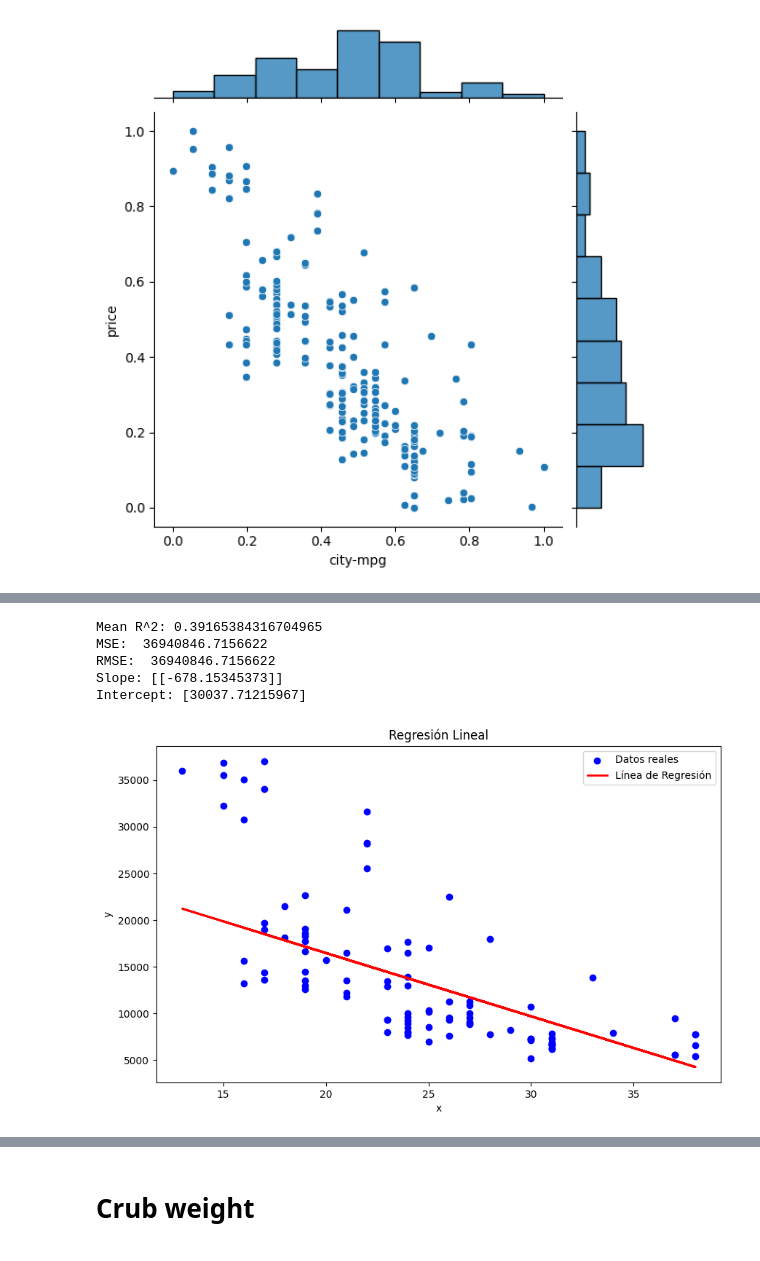
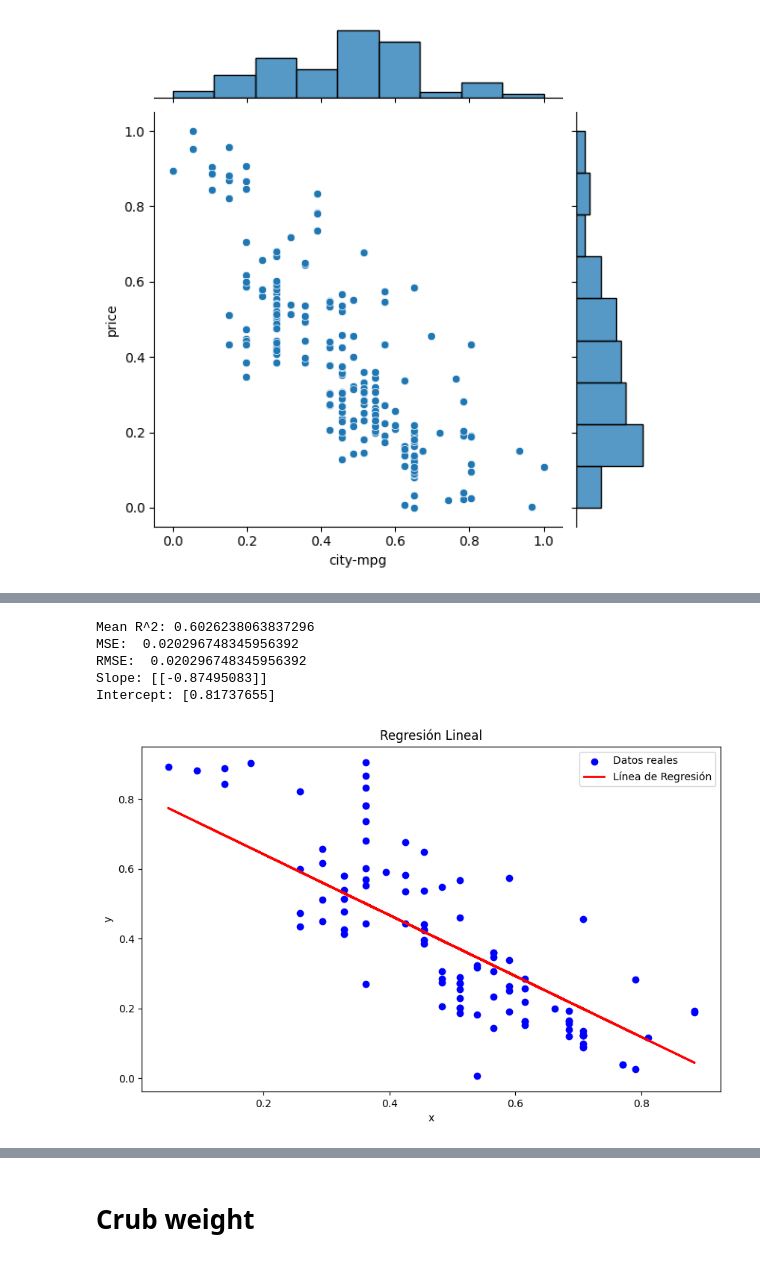
Before and after one commit to JoseAdrianRodriguezGonzalez/Linear-predictor, a Jupyter notebook: src/second/test.ipynb, the cells around one changed output, grey strips where cells are left out. Saved outputs shown, nothing was run; the diff lists cells and outputs as text; code cells hidden in the pictures.

```diff
--- a/src/second/test.ipynb
+++ b/src/second/test.ipynb
@@ -529,7 +779,7 @@ for _ in range(5):
         y_train, y_test = Y.iloc[train_index], Y.iloc[test_index]
 
         # Entrenamos el modelo
-        model.fit(X_train, y_train)
+        model1.fit(X_train, y_train)
 
         # Realizamos las predicciones
         y_pred = model.predict(X_test)
@@ -550,8 +800,8 @@ print("MSE: ",mean_mse )
 mean_rmse = np.mean(rmse_scores)
 print("RMSE: ",mean_rmse )
 
-print("Slope:", model.coef_)
-print("Intercept:", model.intercept_)
+print("Slope:", model1.coef_)
+print("Intercept:", model1.intercept_)
 
 plt.figure(figsize=(10, 6))
 plt.scatter(X_test, y_test, color='blue', label='Datos reales')
@@ -570,0 +1014,9 @@ Intercept: [0.7644927]
+# %%
+dfT6=pd.DataFrame({
+    'highway-mpg':data['highway-mpg'],
+    'price':data['price     ']
+})
+print("Correlation",dfT6.corr())
+print("Skew",dfT6.skew())
+
+sns.jointplot(x=dfT6['highway-mpg'],y=dfT6.price)
@@ -570,0 +1032,10 @@ Intercept: [0.7644927]
+# %%
+dfT6['highway-mpg']=np.log(dfT6['highway-mpg']+1)
+dfT6['price']=np.log(dfT6['price']+1)
+
+scaler=MinMaxScaler()
+dfT6[['highway-mpg','price']] = scaler.fit_transform(dfT6[['highway-mpg','price']])
+print("Correlation\n",dfT6.corr())
+print("Skew",dfT6.skew())
+sns.boxplot(dfT6)
+sns.jointplot(x=dfT6['highway-mpg'],y=dfT6.price)
@@ -571,10 +1053,10 @@ Intercept: [0.7644927]
 # %%
-model1 = LinearRegression()
+model2 = LinearRegression()
 mse_scores = []
 rmse_scores = []
 r2_scores = []
-X=dfT2['city-mpg'].to_frame()
-Y=dfT2['price'].to_frame()
+X=dfT6['highway-mpg'].to_frame()
+Y=dfT6['price'].to_frame()
 y_pred=[]
 X_test=[]
 y_test=[]
@@ -586,42 +1068,42 @@ for _ in range(5):
         y_train, y_test = Y.iloc[train_index], Y.iloc[test_index]
 
         # Entrenamos el modelo
-        model.fit(X_train, y_train)
+        model2.fit(X_train, y_train)
 
         # Realizamos las predicciones
-        y_pred = model.predict(X_test)
+        y_pred = model2.predict(X_test)
 
         # Calculamos el MSE y lo almacenamos
         mse = mean_squared_error(y_test, y_pred)
         mse_scores.append(mse)
         rmse = mean_squared_error(y_test, y_pred)
         rmse_scores.append(rmse)
         r2 = r2_score(y_test, y_pred)
         r2_scores.append(r2)
 
 # Calculamos el promedio de MSE
 mean_r2 = np.mean(r2_scores)
 print("Mean R^2:", mean_r2)
 mean_mse = np.mean(mse_scores)
 print("MSE: ",mean_mse )
 mean_rmse = np.mean(rmse_scores)
 print("RMSE: ",mean_rmse )
 
-print("Slope:", model.coef_)
-print("Intercept:", model.intercept_)
+print("Slope:", model2.coef_)
+print("Intercept:", model2.intercept_)
 
 plt.figure(figsize=(10, 6))
 plt.scatter(X_test, y_test, color='blue', label='Datos reales')
 plt.plot(X_test, y_pred, color='red', linewidth=2, label='Línea de Regresión')
 plt.title('Regresión Lineal')
 plt.xlabel('x')
 plt.ylabel('y')
 plt.legend()
 plt.show()
 # %% [output]
-Mean R^2: 0.39165384316704965
-MSE:  36940846.7156622
-RMSE:  36940846.7156622
-Slope: [[-678.15345373]]
-Intercept: [30037.71215967]
+Mean R^2: 0.6026238063837296
+MSE:  0.020296748345956392
+RMSE:  0.020296748345956392
+Slope: [[-0.87495083]]
+Intercept: [0.81737655]
-[figure, old version]
+[figure, new version]
```
Also changed, not shown: parts of 49 cells of this notebook, 15 other files.
